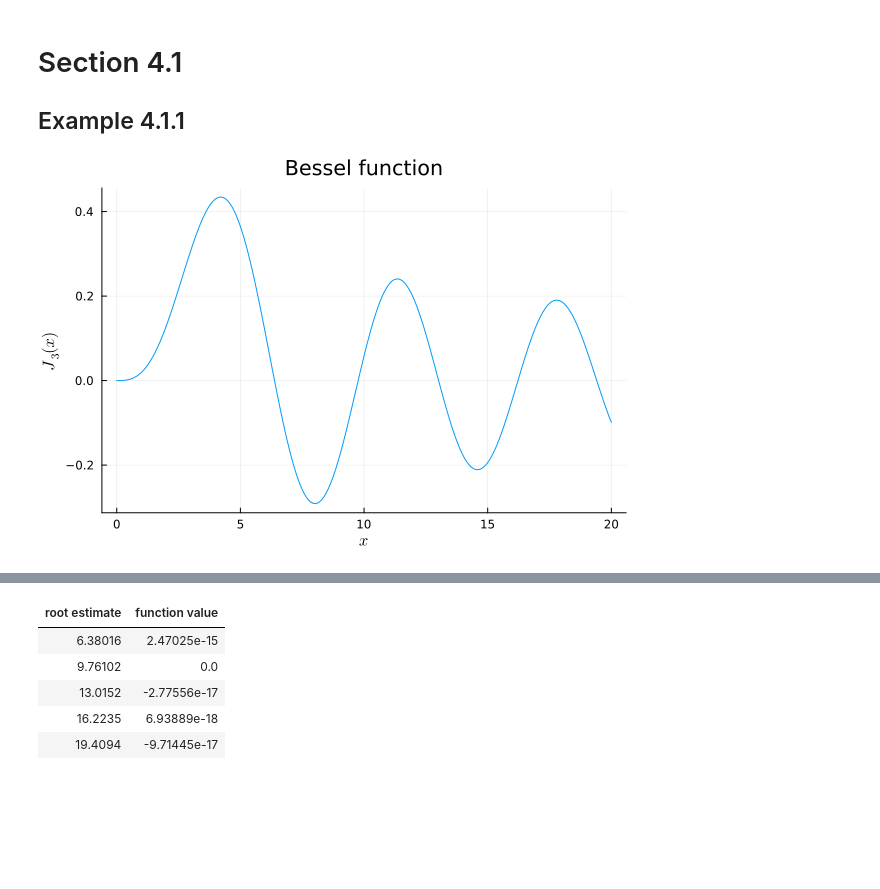
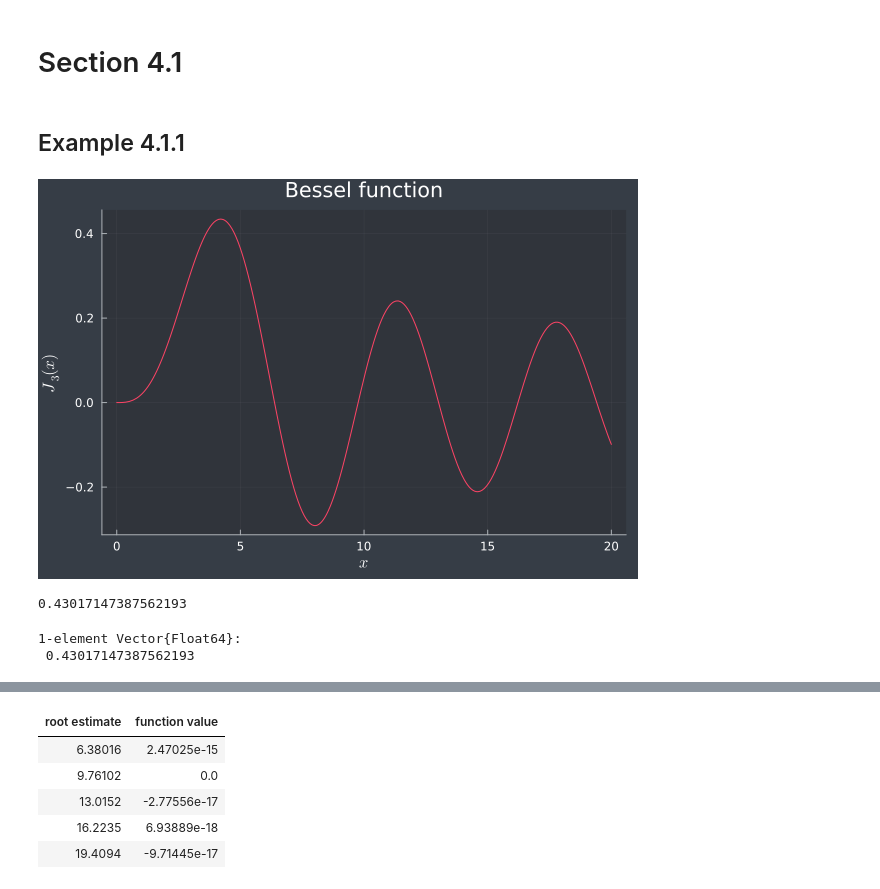
Before and after one commit to wxianghao/fnc, a Jupyter notebook: demos/section4-1.ipynb, the cells around one changed output, grey strips where cells are left out. Saved outputs shown, nothing was run; the diff lists cells and outputs as text; code cells hidden in the pictures; blank space fills up the shorter version.

```diff
--- a/demos/section4-1.ipynb
+++ b/demos/section4-1.ipynb
@@ -1,11 +1,22 @@
+# %% [markdown]
+# Section 4.1
 # %% [markdown]
-# Section 4.1
-
 ## Example 4.1.1
 # %%
 using Plots, LaTeXStrings, SpecialFunctions
+theme(:dark)
 J₃(x) = besselj(3, x)
 plot(J₃, 0, 20;
     title="Bessel function", xaxis=(L"x"),  yaxis=(L"J_3(x)"),  grid=:xy, legend=false)
 # %% [output]
-[figure, old version]
+[figure, new version]
+# %%
+J₃(4)
+# %% [output]
+0.43017147387562193
+# %%
+fun(x) = [J₃(x[1])]
+fun([4])
+# %% [output]
+1-element Vector{Float64}:
+ 0.43017147387562193
```
Also changed, not shown: parts of 8 cells of this notebook, 35 other files.
